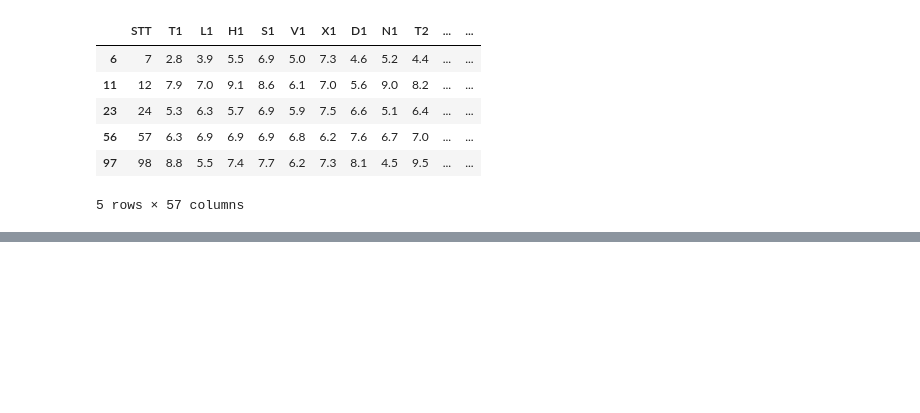
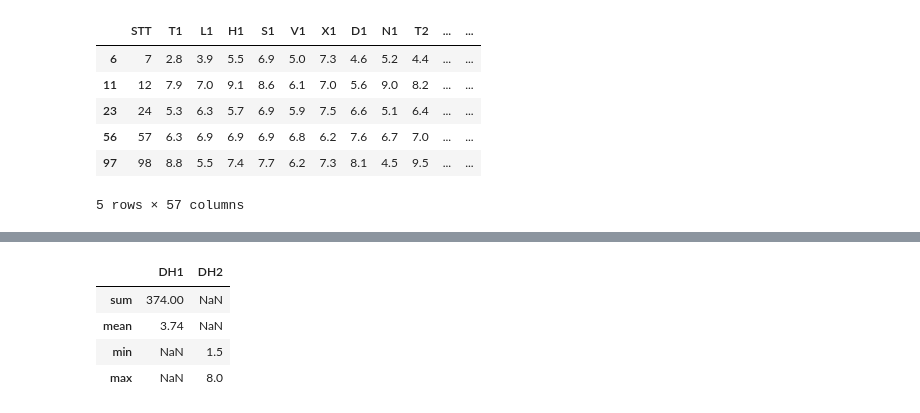
Before and after one commit to minhtri1610/py17052022, a Jupyter notebook: day12/d01.ipynb, the cells around one changed output, grey strips where cells are left out. Cells and saved outputs as stored; diff of their text form; code cells hidden in the pictures; blank space fills up the shorter version.

```diff
--- a/day12/d01.ipynb
+++ b/day12/d01.ipynb
@@ -223,0 +231,9 @@ df
+# %%
+# Thống kê tổng hợp
+df.aggregate({'DH1': ['sum', 'mean'],'DH2': ['min', 'max']})
+# %% [output]
+|  | DH1 | DH2 |
+| sum | 374.00 | NaN |
+| mean | 3.74 | NaN |
+| min | NaN | 1.5 |
+| max | NaN | 8.0 |
```
Also changed, not shown: parts of 1 cell of this notebook.
